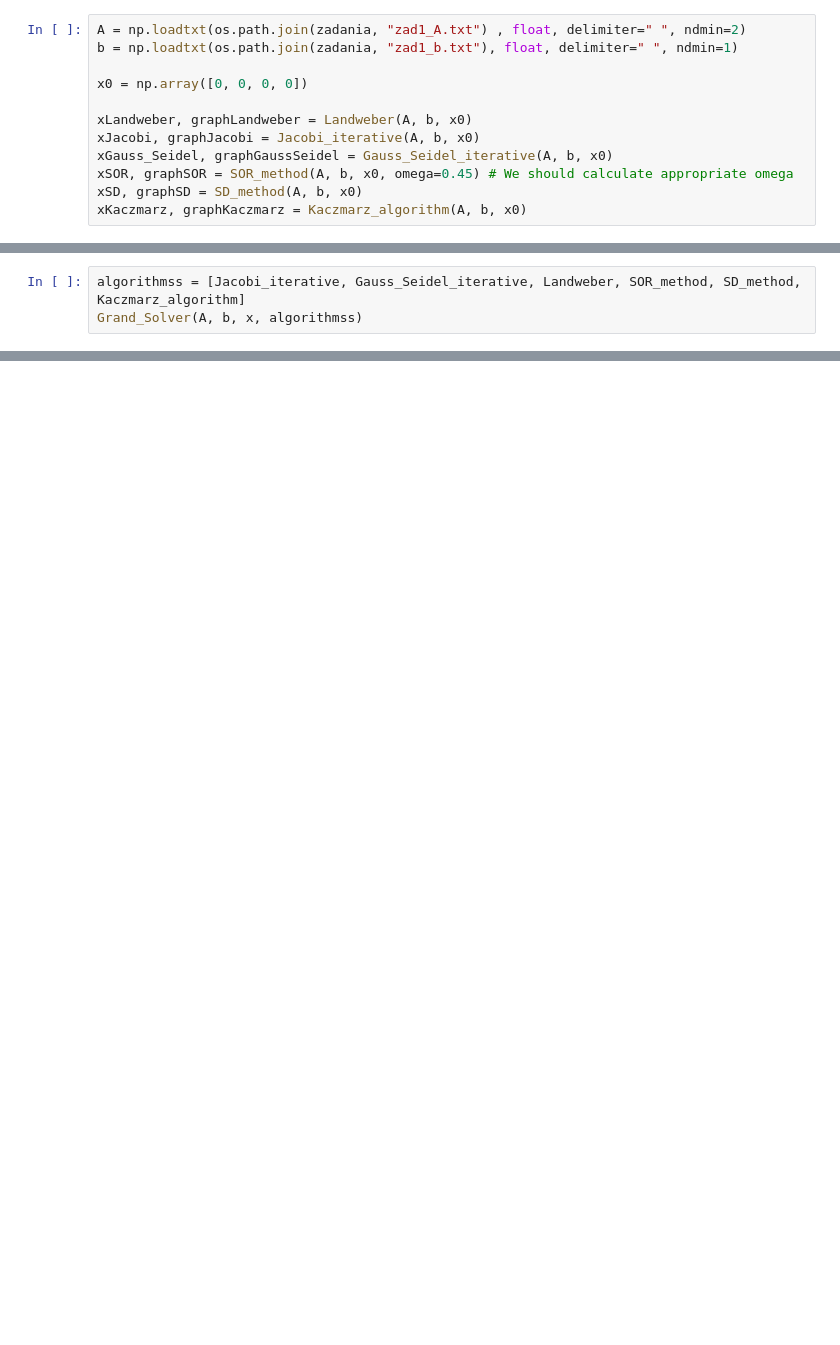
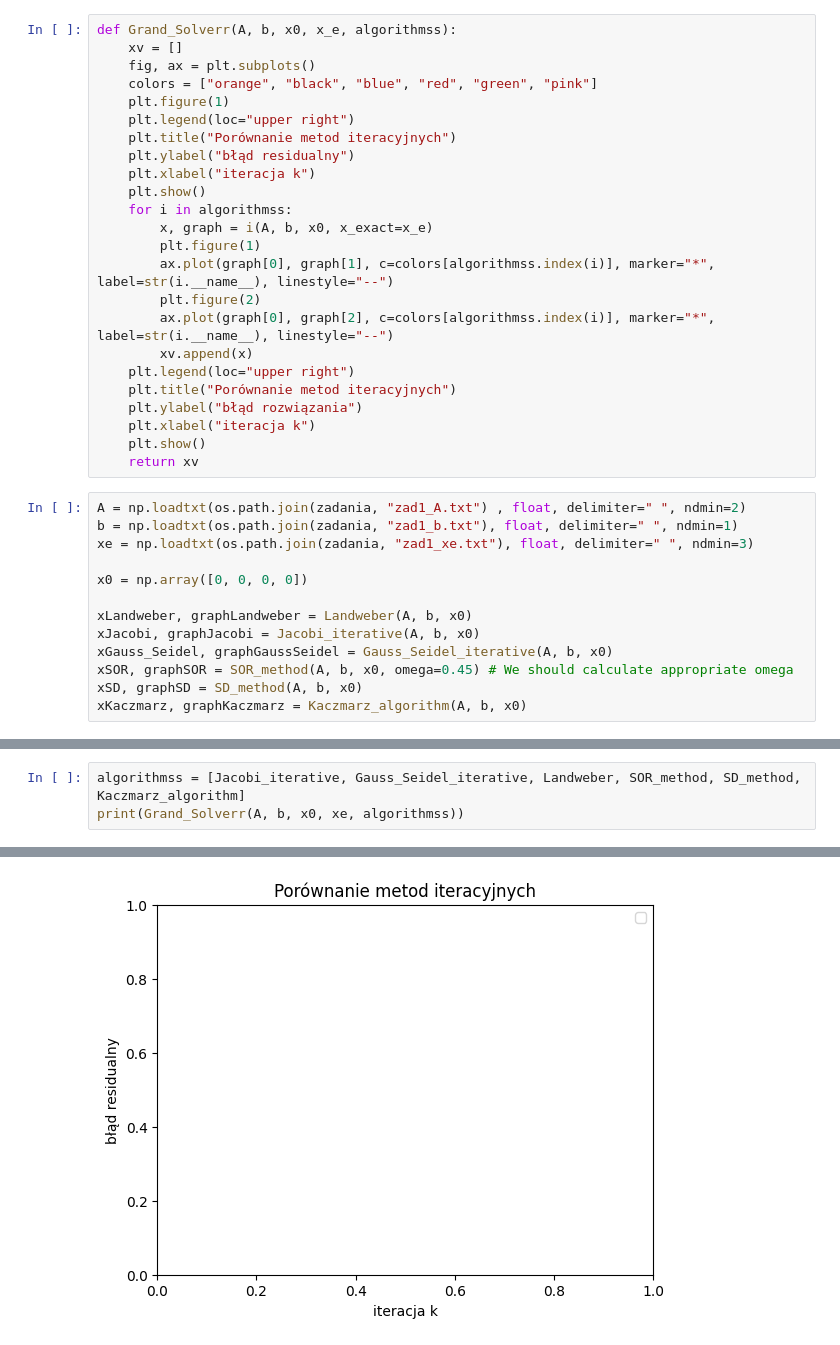
Before and after one commit to Dawid-Lukasiewicz/Numerical_Methodes, a Jupyter notebook: Lab5/zadanie1.ipynb, the cells around one changed output, grey strips where cells are left out. Cells and saved outputs as stored; diff of their text form; blank space fills up the shorter version.

Commit message:
Trying to get everything into single function
Yes, that's right. At the same time trying to draw second graph

```diff
--- a/Lab5/zadanie1.ipynb
+++ b/Lab5/zadanie1.ipynb
@@ -20,6 +17,31 @@ SyntaxError: invalid syntax (solvers_lab5.py, line 203)
+# %%
+def Grand_Solverr(A, b, x0, x_e, algorithmss):
+    xv = []
+    fig, ax = plt.subplots()
+    colors = ["orange", "black", "blue", "red", "green", "pink"]
+    plt.figure(1)
+    plt.legend(loc="upper right")
+    plt.title("Porównanie metod iteracyjnych")
+    plt.ylabel("błąd residualny")
+    plt.xlabel("iteracja k")
+    plt.show()
+    for i in algorithmss:
+        x, graph = i(A, b, x0, x_exact=x_e)
+        plt.figure(1)
+        ax.plot(graph[0], graph[1], c=colors[algorithmss.index(i)], marker="*", label=str(i.__name__), linestyle="--")
+        plt.figure(2)
+        ax.plot(graph[0], graph[2], c=colors[algorithmss.index(i)], marker="*", label=str(i.__name__), linestyle="--")
+        xv.append(x)
+    plt.legend(loc="upper right")
+    plt.title("Porównanie metod iteracyjnych")
+    plt.ylabel("błąd rozwiązania")
+    plt.xlabel("iteracja k")
+    plt.show()
+    return xv
 # %%
 A = np.loadtxt(os.path.join(zadania, "zad1_A.txt") , float, delimiter=" ", ndmin=2)
 b = np.loadtxt(os.path.join(zadania, "zad1_b.txt"), float, delimiter=" ", ndmin=1)
+xe = np.loadtxt(os.path.join(zadania, "zad1_xe.txt"), float, delimiter=" ", ndmin=3)
 
 x0 = np.array([0, 0, 0, 0])
 
@@ -54,4 +75,4 @@ NameError: name 'graphLandweber' is not defined
 # %%
 algorithmss = [Jacobi_iterative, Gauss_Seidel_iterative, Landweber, SOR_method, SD_method, Kaczmarz_algorithm]
-Grand_Solver(A, b, x, algorithmss)
+print(Grand_Solverr(A, b, x0, xe, algorithmss))
 # %% [output]
@@ -58,0 +80 @@ NameError: name 'A' is not defined
+[figure, added]
```
Also changed, not shown: parts of 4 cells of this notebook, 2 other files.
